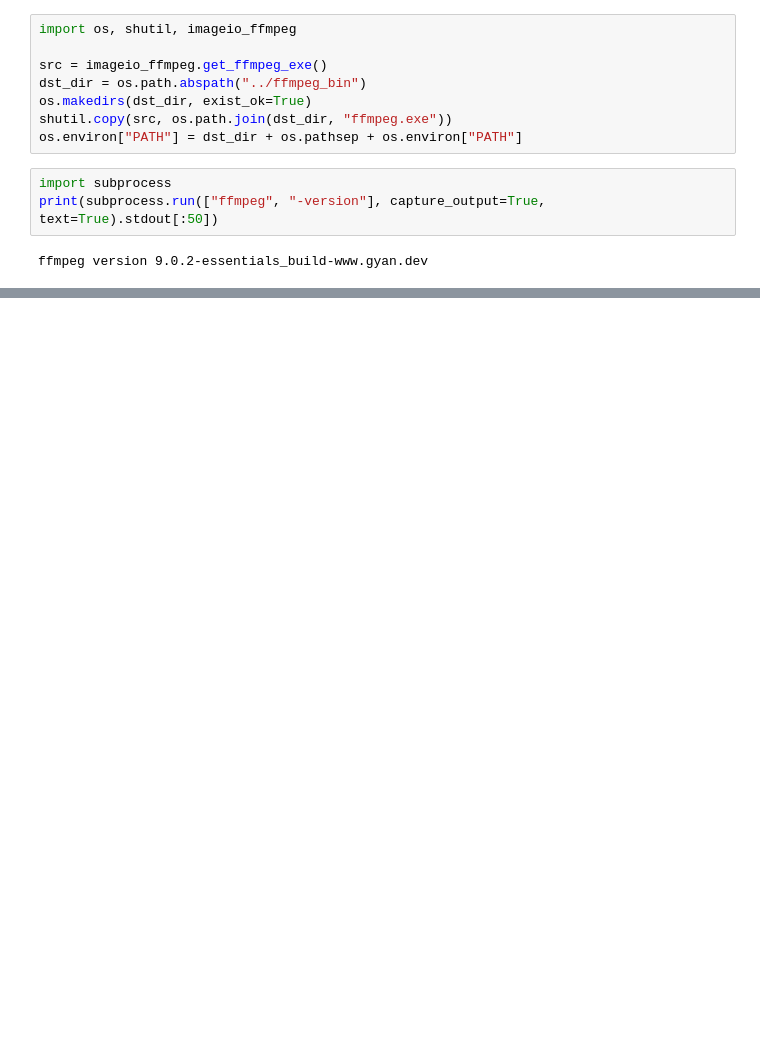
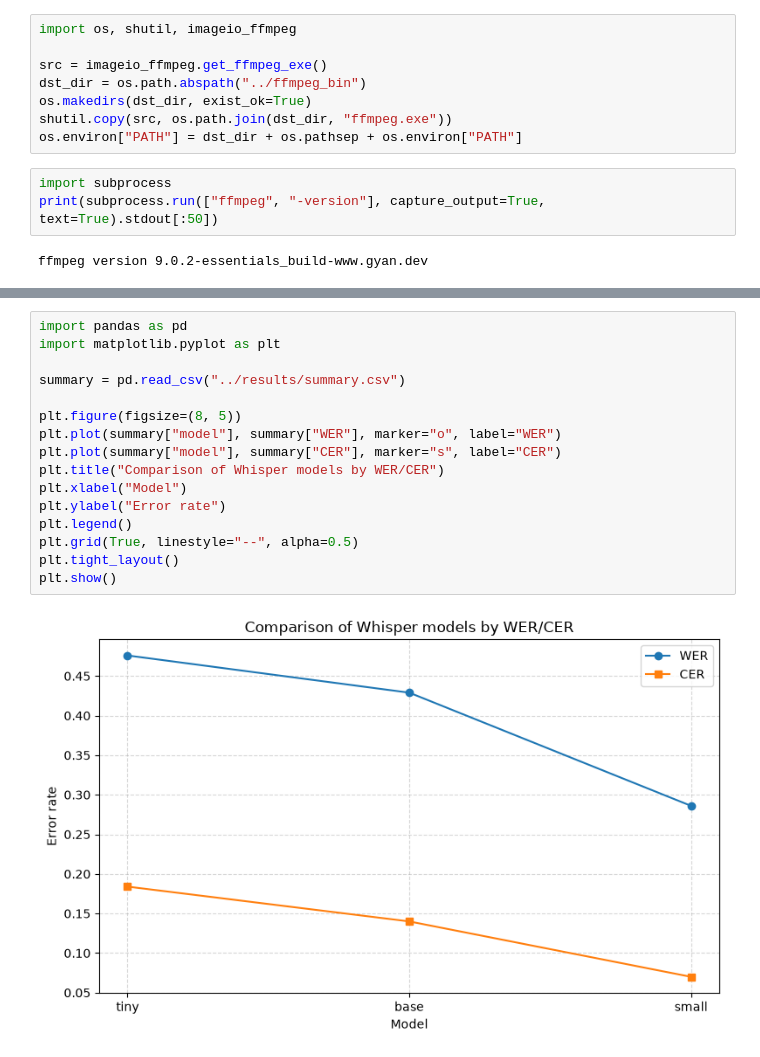
Before and after one commit to senbame/Machine-Learning, a Jupyter notebook: smart-speaker/asr-eval/notebooks/01_asr_whisper_eval.ipynb, the cells around one changed output, grey strips where cells are left out. Saved outputs shown, nothing was run; the diff lists cells and outputs as text; blank space fills up the shorter version.

Commit message:
whisper models comparison

```diff
--- a/smart-speaker/asr-eval/notebooks/01_asr_whisper_eval.ipynb
+++ b/smart-speaker/asr-eval/notebooks/01_asr_whisper_eval.ipynb
@@ -60,0 +99,18 @@ weather.ogg               |  2.2 с |  Какая сегодня порбона.
+# %%
+import pandas as pd
+import matplotlib.pyplot as plt
+
+summary = pd.read_csv("../results/summary.csv")
+
+plt.figure(figsize=(8, 5))
+plt.plot(summary["model"], summary["WER"], marker="o", label="WER")
+plt.plot(summary["model"], summary["CER"], marker="s", label="CER")
+plt.title("Comparison of Whisper models by WER/CER")
+plt.xlabel("Model")
+plt.ylabel("Error rate")
+plt.legend()
+plt.grid(True, linestyle="--", alpha=0.5)
+plt.tight_layout()
+plt.show()
+# %% [output]
+[figure, added]
```
Also changed, not shown: parts of 9 cells of this notebook, 4 other files.
